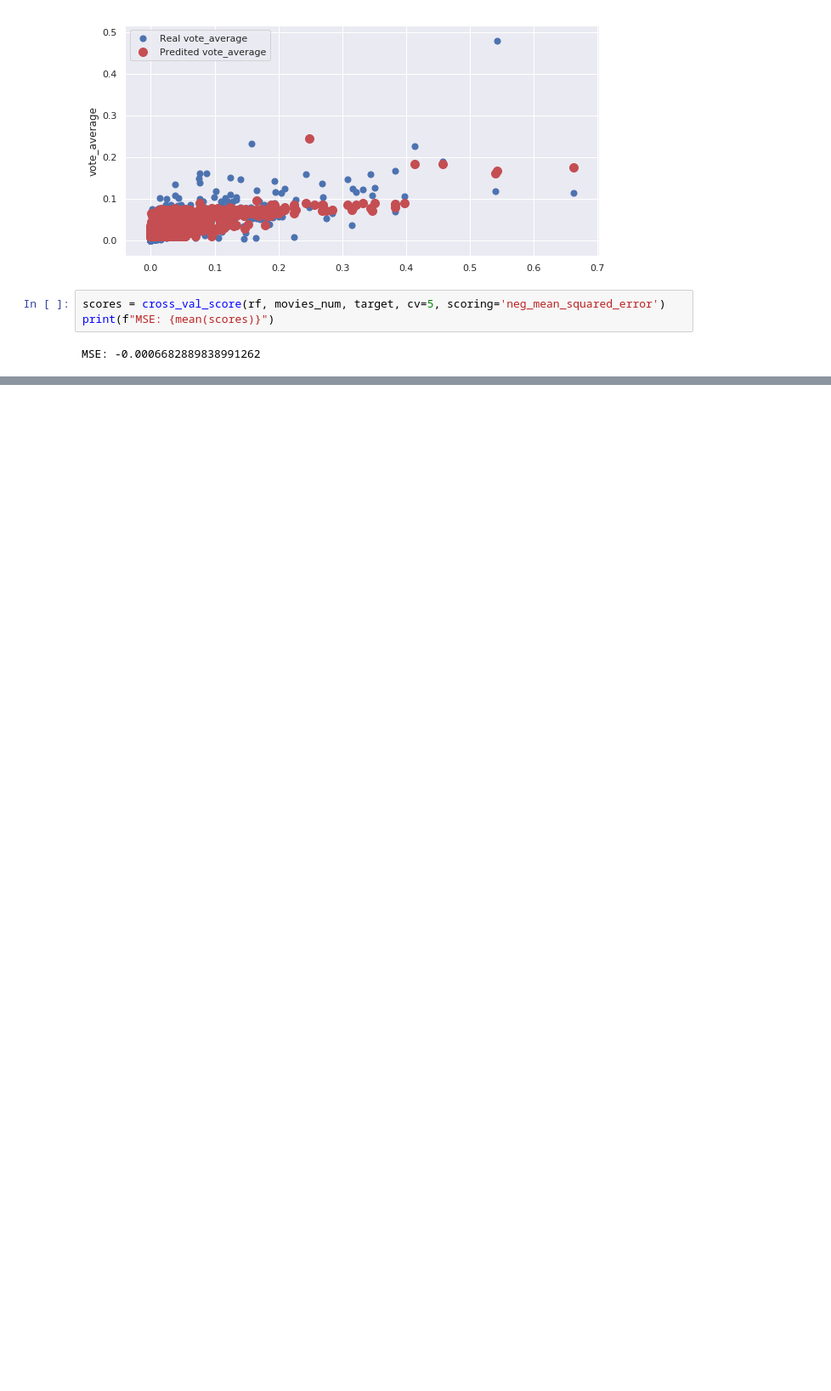
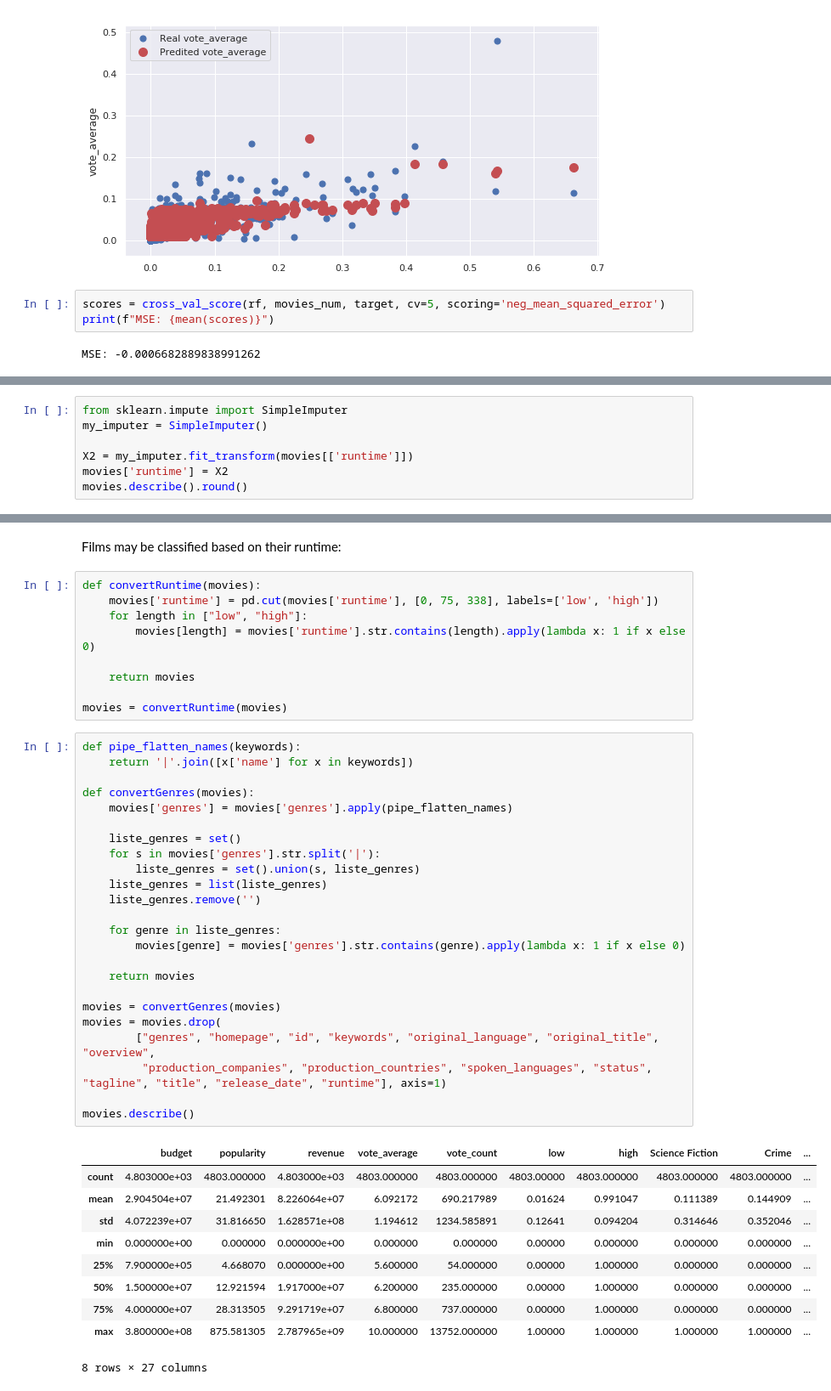
Before and after one commit to federicovagnoni/IMDBPopularityPrediction, a Jupyter notebook: notebook.ipynb, the cells around one changed output, grey strips where cells are left out. Shown: that part at 85% size. Drawn from its saved outputs; the diff is of its cells as text; blank space fills up the shorter version.

```diff
--- a/notebook.ipynb
+++ b/notebook.ipynb
@@ -204,0 +255,7 @@ AttributeError: 'numpy.ndarray' object has no attribute 'loc'
+# %%
+from sklearn.impute import SimpleImputer
+my_imputer = SimpleImputer()
+
+X2 = my_imputer.fit_transform(movies[['runtime']])
+movies['runtime'] = X2
+movies.describe().round()
@@ -204,0 +272,46 @@ AttributeError: 'numpy.ndarray' object has no attribute 'loc'
+# %% [markdown]
+Films may be classified based on their runtime:
+# %%
+def convertRuntime(movies):
+    movies['runtime'] = pd.cut(movies['runtime'], [0, 75, 338], labels=['low', 'high'])
+    for length in ["low", "high"]:
+        movies[length] = movies['runtime'].str.contains(length).apply(lambda x: 1 if x else 0)
+
+    return movies
+
+movies = convertRuntime(movies)
+# %%
+def pipe_flatten_names(keywords):
+    return '|'.join([x['name'] for x in keywords])
+
+def convertGenres(movies):
+    movies['genres'] = movies['genres'].apply(pipe_flatten_names)
+
+    liste_genres = set()
+    for s in movies['genres'].str.split('|'):
+        liste_genres = set().union(s, liste_genres)
+    liste_genres = list(liste_genres)
+    liste_genres.remove('')
+
+    for genre in liste_genres:
+        movies[genre] = movies['genres'].str.contains(genre).apply(lambda x: 1 if x else 0)
+
+    return movies
+
+movies = convertGenres(movies)
+movies = movies.drop(
+        ["genres", "homepage", "id", "keywords", "original_language", "original_title", "overview",
+         "production_companies", "production_countries", "spoken_languages", "status", "tagline", "title", "release_date", "runtime"], axis=1)
+
+movies.describe()
+# %% [output]
+|  | budget | popularity | revenue | vote_average | vote_count | low | high | Science Fiction | Crime | ... |
+| count | 4.803000e+03 | 4803.000000 | 4.803000e+03 | 4803.000000 | 4803.000000 | 4803.00000 | 4803.000000 | 4803.000000 | 4803.000000 | ... |
+| mean | 2.904504e+07 | 21.492301 | 8.226064e+07 | 6.092172 | 690.217989 | 0.01624 | 0.991047 | 0.111389 | 0.144909 | ... |
+| std | 4.072239e+07 | 31.816650 | 1.628571e+08 | 1.194612 | 1234.585891 | 0.12641 | 0.094204 | 0.314646 | 0.352046 | ... |
+| min | 0.000000e+00 | 0.000000 | 0.000000e+00 | 0.000000 | 0.000000 | 0.00000 | 0.000000 | 0.000000 | 0.000000 | ... |
+| 25% | 7.900000e+05 | 4.668070 | 0.000000e+00 | 5.600000 | 54.000000 | 0.00000 | 1.000000 | 0.000000 | 0.000000 | ... |
+| 50% | 1.500000e+07 | 12.921594 | 1.917000e+07 | 6.200000 | 235.000000 | 0.00000 | 1.000000 | 0.000000 | 0.000000 | ... |
+| 75% | 4.000000e+07 | 28.313505 | 9.291719e+07 | 6.800000 | 737.000000 | 0.00000 | 1.000000 | 0.000000 | 0.000000 | ... |
+| max | 3.800000e+08 | 875.581305 | 2.787965e+09 | 10.000000 | 13752.000000 | 1.00000 | 1.000000 | 1.000000 | 1.000000 | ... |
+8 rows × 27 columns
```
Also changed, not shown: parts of 11 cells of this notebook.
